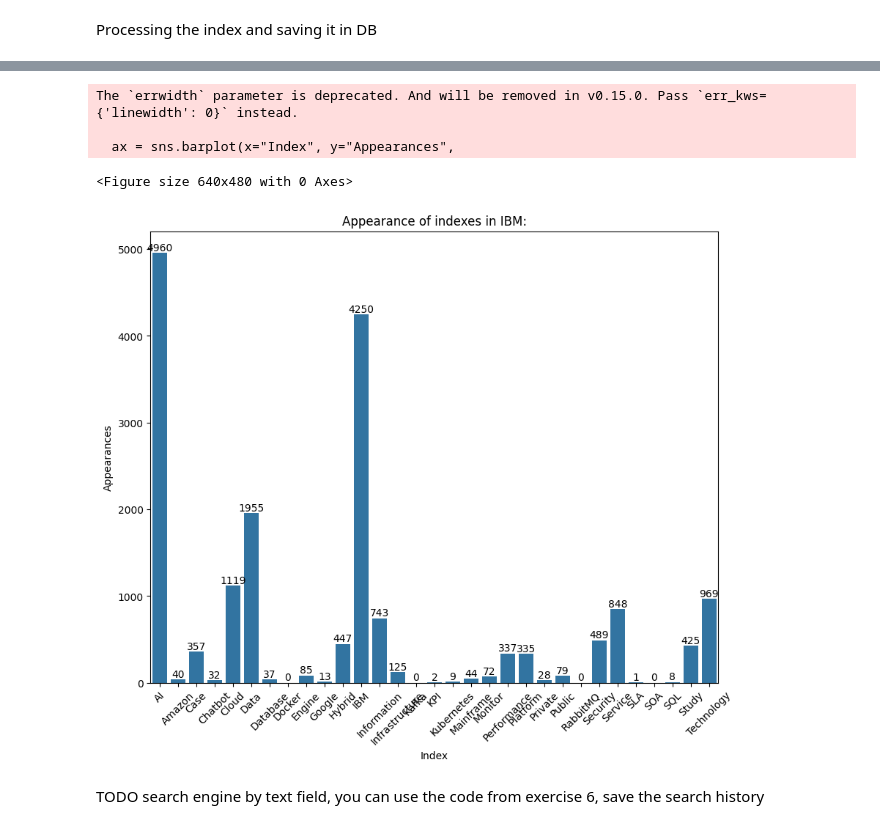
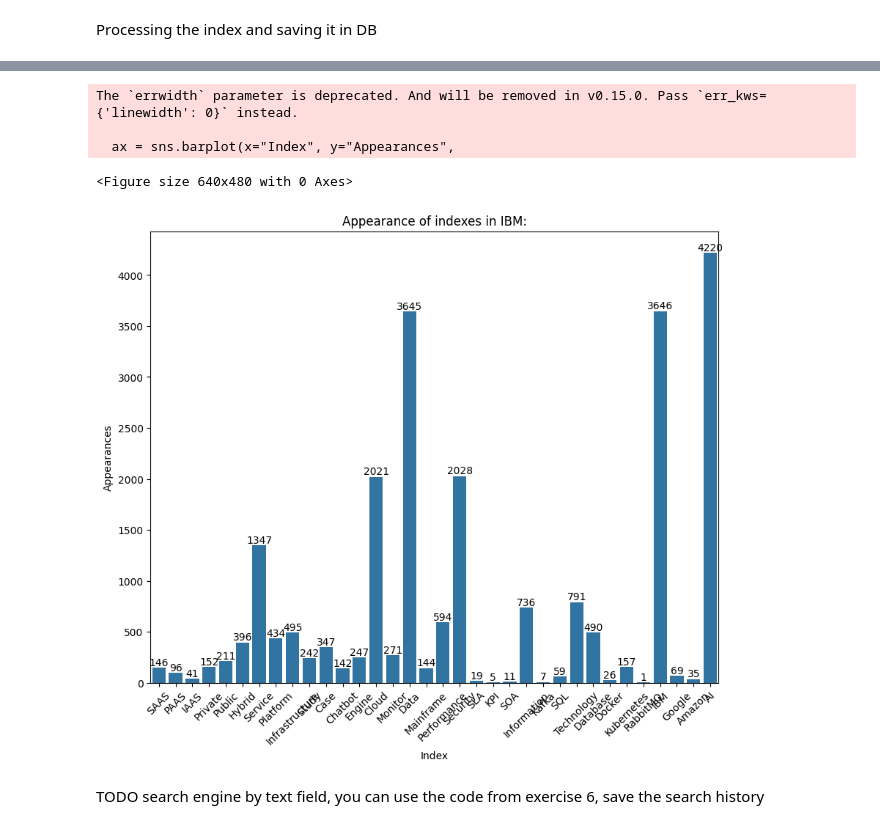
Before and after one commit to ShlomiFridman/PhoenixProject2025, a Jupyter notebook: Assignments/Assignment 2/PhoenixProject2025_search_engine.ipynb, the cells around one changed output, grey strips where cells are left out. Saved outputs shown, nothing was run; the diff lists cells and outputs as text; code cells hidden in the pictures.

Commit message:
added services

```diff
--- a/Assignments/Assignment 2/PhoenixProject2025_search_engine.ipynb
+++ b/Assignments/Assignment 2/PhoenixProject2025_search_engine.ipynb
@@ -167,6 +253,9 @@ def update_index_in_db(index_p):
 The index we defined
 # %%
 init_index = [
+    'SAAS',
+    'PAAS',
+    'IAAS',
     'Private',
     'Public',
     'Hybrid',
@@ -199,3 +288,5 @@ init_index = [
     'Amazon',
     'AI',
 ]
+# %%
+indexService = IndexService(init_index)
@@ -202,10 +301,2 @@ init_index = [
 # %% [markdown]
 Processing the index and saving it in DB
-# %%
-stemmer = PorterStemmer()
-stemmed_init_index = {}
-for i in init_index:
-  stemmed_i = stemmer.stem(i)
-  stemmed_init_index[stemmed_i] = {"term":i, "DocIDs": [], "DocIDs_cntrs": []}
-
-update_index_in_db(stemmed_init_index)
@@ -297,4 +302,0 @@ Finish indexing process
-# %%
-for ind,vals in index_from_DB.items():
-  urls_str = '\n\t\t'.join(vals['DocIDs'])
-  print(f"Index: '{ind}'\n\tTotal Count: {sum(vals['DocIDs_cntrs'])}\n\tUrls: {urls_str}")
@@ -339,32 +384,35 @@ Updated given index in DB
 # %%
 import pandas as pd
 import matplotlib.pyplot as plt
 import seaborn as sns
 
-ind_names = [ind["term"] for ind in index_from_DB.values()]
-ind_cntrs = [sum(ind["DocIDs_cntrs"]) for ind in index_from_DB.values()]
-ind_data = pd.DataFrame({
-    "Index":ind_names,
-    "Appearances":ind_cntrs
-})
+def displayCntrGraph(index):
+  ind_names = [ind["term"] for ind in index.values()]
+  ind_cntrs = [sum(ind["DocIDs_cntrs"]) for ind in index.values()]
+  ind_data = pd.DataFrame({
+      "Index":ind_names,
+      "Appearances":ind_cntrs
+  })
 
-plt.clf()  # Clear the current figure
-plt.figure(figsize=(10, 8))  # Increased figure size to accommodate labels
-plt.title("Appearance of indexes in IBM:")
+  plt.clf()  # Clear the current figure
+  plt.figure(figsize=(10, 8))  # Increased figure size to accommodate labels
+  plt.title("Appearance of indexes in IBM:")
 
-ax = sns.barplot(x="Index", y="Appearances",
-                 errwidth=0, data=ind_data)
-for i in ax.containers:
-  ax.bar_label(i,)
-plt.xticks(rotation=45)
-plt.show()  # Add this to display the plot
-plt.close()  # Close the figure to free memory
+  ax = sns.barplot(x="Index", y="Appearances",
+                  errwidth=0, data=ind_data)
+  for i in ax.containers:
+    ax.bar_label(i,)
+  plt.xticks(rotation=45)
+  plt.show()  # Add this to display the plot
+  plt.close()  # Close the figure to free memory
+
+displayCntrGraph(indexService.get_reverse_index())
 # %% [output]
 The `errwidth` parameter is deprecated. And will be removed in v0.15.0. Pass `err_kws={'linewidth': 0}` instead.
 
   ax = sns.barplot(x="Index", y="Appearances",
 <Figure size 640x480 with 0 Axes>
-[figure, old version]
+[figure, new version]
 # %%
 searchHistory = []
 # %% [markdown]
```
Also changed, not shown: parts of 31 cells of this notebook, 2 other files.
